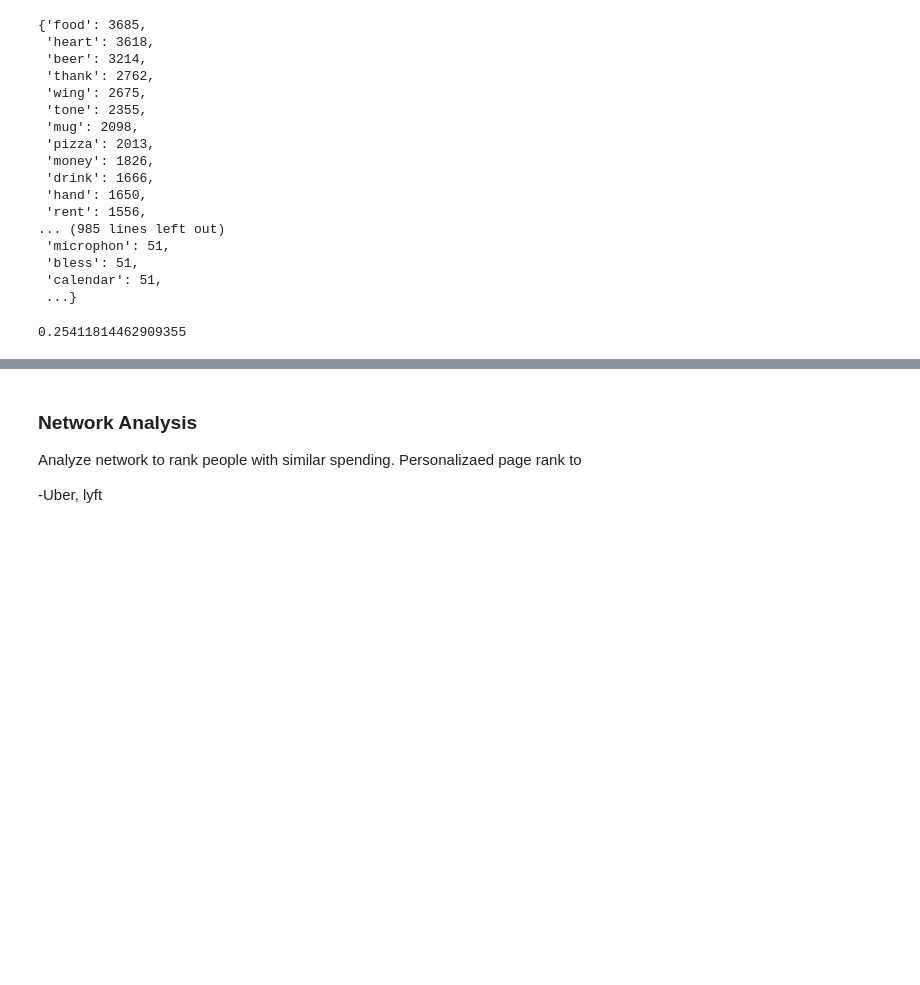
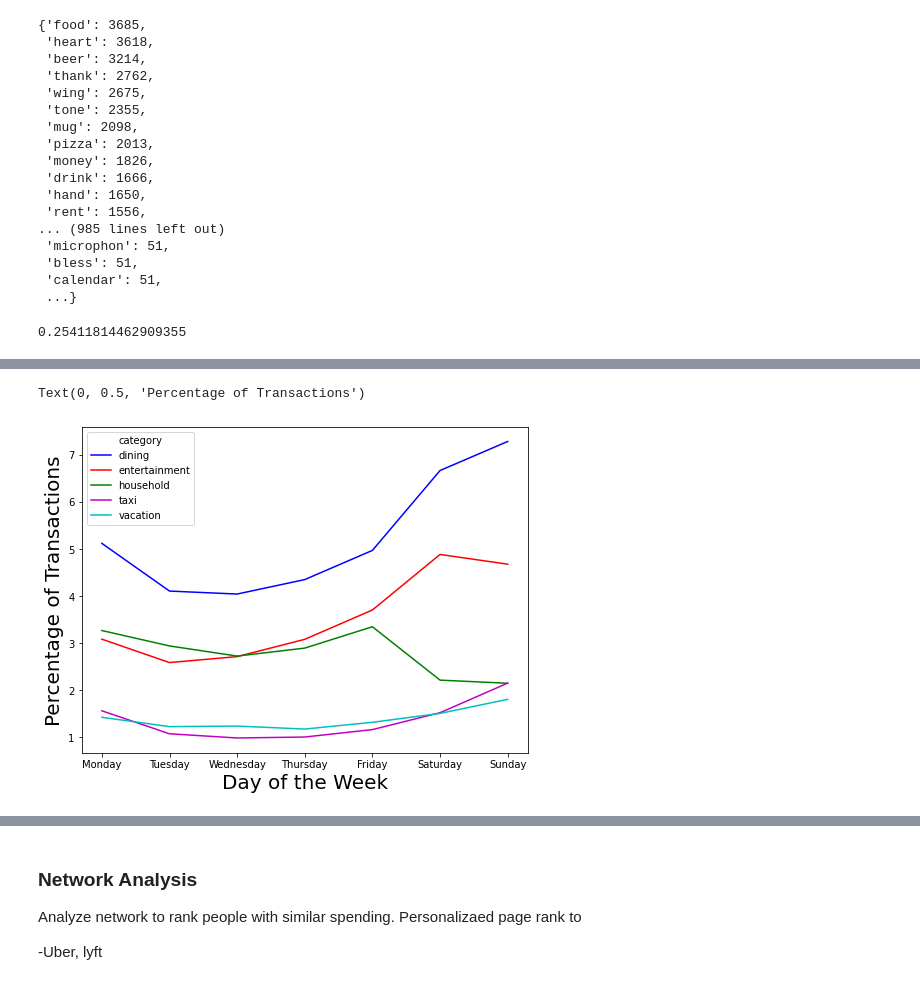
Before and after one commit to Msender98/venmo_scrape, a Jupyter notebook: Analysis.ipynb, the cells around one changed output, grey strips where cells are left out. Saved outputs shown, nothing was run; the diff lists cells and outputs as text; code cells hidden in the pictures; blank space fills up the shorter version.

```diff
--- a/Analysis.ipynb
+++ b/Analysis.ipynb
@@ -200,3 +214,12 @@ categories = transaction_df[transaction_df['category'] != 'unknown']
+# %%
+plt.figure(figsize = (8,6))
+sns.lineplot(x= 'weekday',y = 0,data = days, hue = 'category', palette = category_colors) #think about normalizing
+plt.xlabel('Day of the Week',fontsize = 20)
+plt.xticks(range(7),day_order)
+plt.ylabel('Percentage of Transactions', fontsize = 20)
+# %% [output]
+Text(0, 0.5, 'Percentage of Transactions')
+[figure, added]
 # %%
 data = data.reset_index()
 # %%
```
Also changed, not shown: parts of 22 cells of this notebook.
